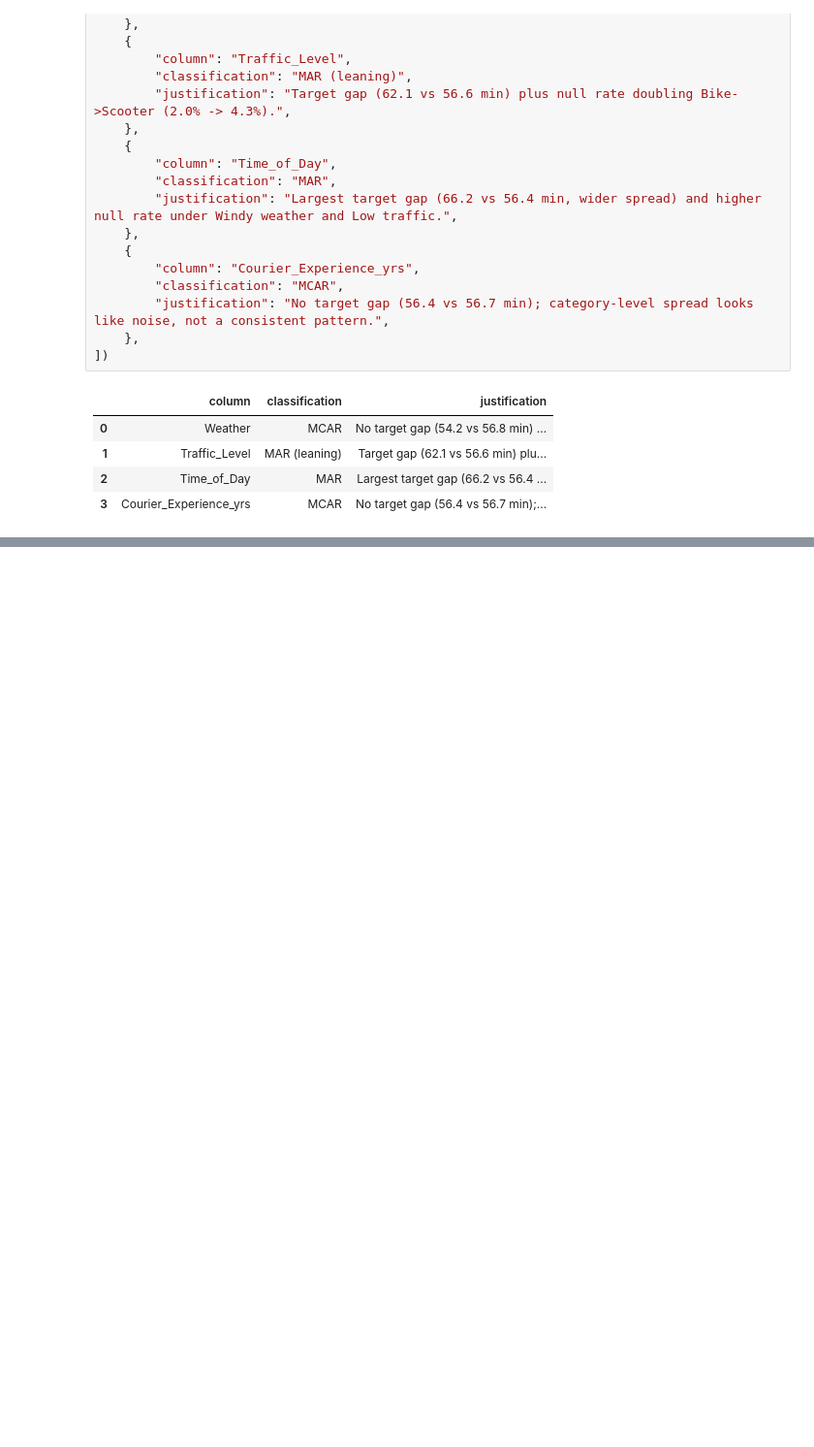
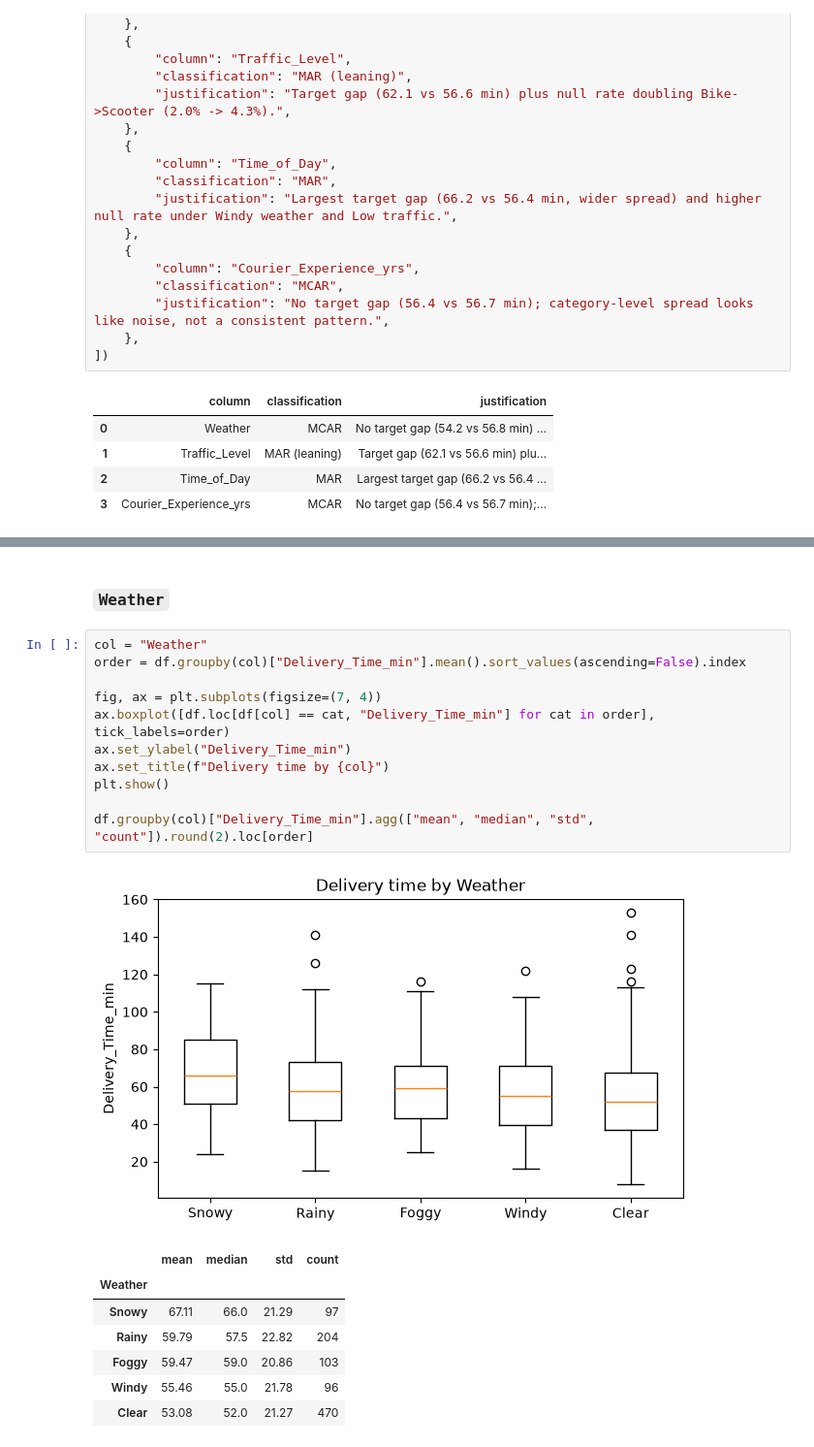
Before and after one commit to felo9015/food_delivery_time_prediction, a Jupyter notebook: notebooks/eda_exploration.ipynb, the cells around one changed output, grey strips where cells are left out. Shown at 97% size. Saved outputs shown, nothing was run; the diff lists cells and outputs as text; blank space fills up the shorter version.

```diff
--- a/notebooks/eda_exploration.ipynb
+++ b/notebooks/eda_exploration.ipynb
@@ -273,0 +360,22 @@ pd.DataFrame([
+# %% [markdown]
+### `Weather`
+# %%
+col = "Weather"
+order = df.groupby(col)["Delivery_Time_min"].mean().sort_values(ascending=False).index
+
+fig, ax = plt.subplots(figsize=(7, 4))
+ax.boxplot([df.loc[df[col] == cat, "Delivery_Time_min"] for cat in order], tick_labels=order)
+ax.set_ylabel("Delivery_Time_min")
+ax.set_title(f"Delivery time by {col}")
+plt.show()
+
+df.groupby(col)["Delivery_Time_min"].agg(["mean", "median", "std", "count"]).round(2).loc[order]
+# %% [output]
+[figure, added]
+|  | mean | median | std | count |
+| Weather |  |  |  |  |
+| Snowy | 67.11 | 66.0 | 21.29 | 97 |
+| Rainy | 59.79 | 57.5 | 22.82 | 204 |
+| Foggy | 59.47 | 59.0 | 20.86 | 103 |
+| Windy | 55.46 | 55.0 | 21.78 | 96 |
+| Clear | 53.08 | 52.0 | 21.27 | 470 |
```
Also changed, not shown: parts of 25 cells of this notebook, 1 other file.
